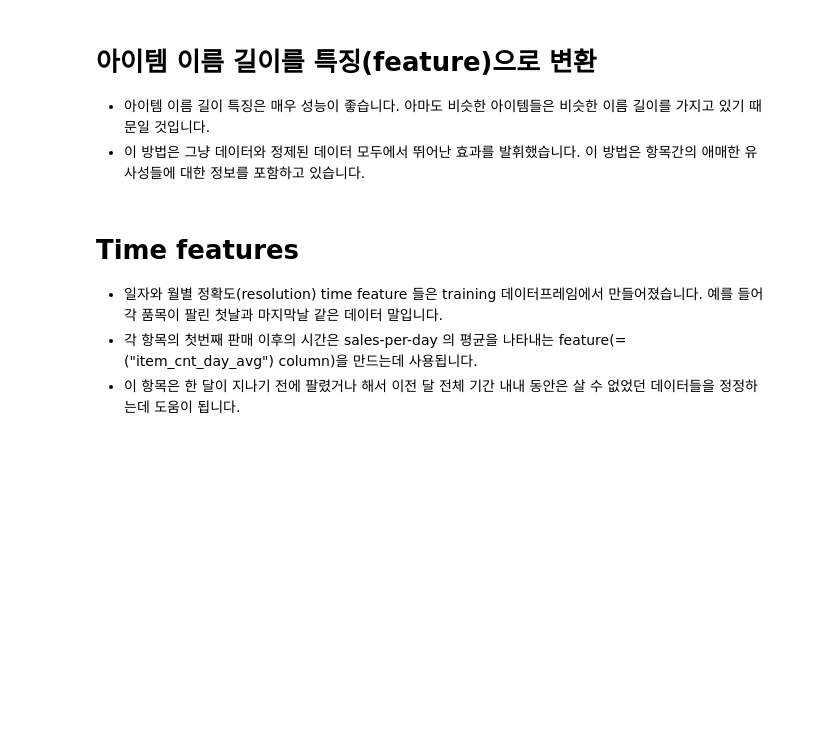
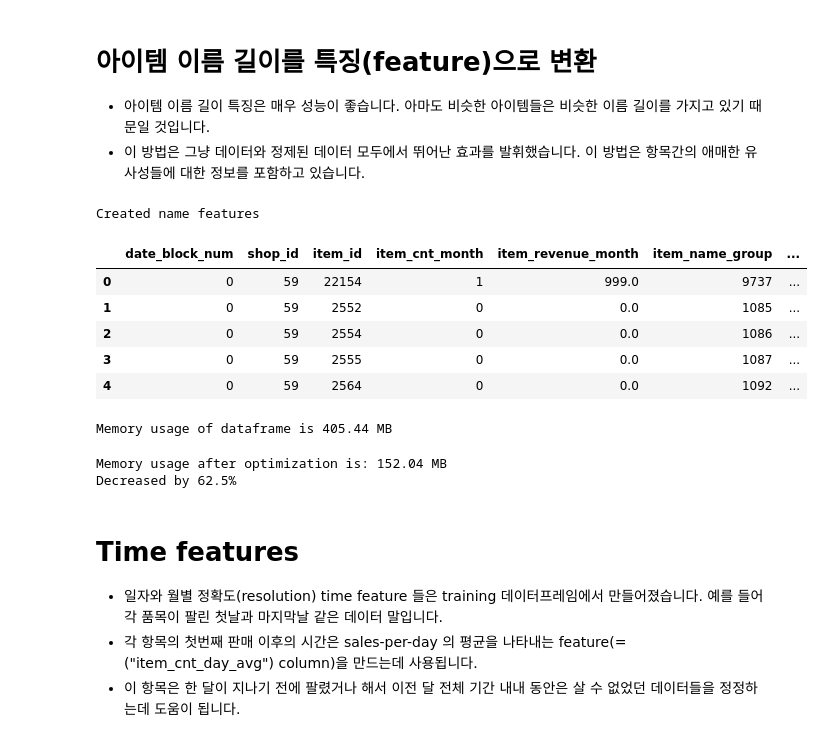
Before and after one commit to KO-JUNSUNG/TIL, a Jupyter notebook: kaggle/predict-future-sales.ipynb, the cells around one changed output. Cells and saved outputs as stored; diff of their text form; code cells hidden in the pictures; blank space fills up the shorter version.

Commit message:
predict future sales

```diff
--- a/kaggle/predict-future-sales.ipynb
+++ b/kaggle/predict-future-sales.ipynb
@@ -23,4 +5,11 @@ import matplotlib.pyplot as plt
 import numpy as np
 import pandas as pd
 import seaborn as sns
+# %%
+PATH="/mnt/c/Users/KOJUNSUNG/Desktop/lab/git/TIL/kaggle/competitive-data-science-predict-future-sales/"
+train = pd.read_csv(PATH + "sales_train.csv")
+test = pd.read_csv(PATH + "test.csv")
+shops = pd.read_csv(PATH + "shops.csv")
+items = pd.read_csv(PATH + "items.csv")
+category = pd.read_csv(PATH + "item_categories.csv")
 # %%
@@ -257,0 +375,2 @@ matrix, train = add_item_name_groups(matrix, train, items, 65)
+# %%
+matrix = reduce_mem_usage(matrix, silent=False)
@@ -350,6 +475,24 @@ items = items.drop(columns=['item_name_length', 'item_name_cleaned_length'])
 # %%
 print("Created name features")
 matrix, oldcols = shrink_mem_new_cols(matrix, oldcols)
+# %% [output]
+Created name features
+# %%
+matrix.head()
+# %% [output]
+|  | date_block_num | shop_id | item_id | item_cnt_month | item_revenue_month | item_name_group | ... |
+| 0 | 0 | 59 | 22154 | 1 | 999.0 | 9737 | ... |
+| 1 | 0 | 59 | 2552 | 0 | 0.0 | 1085 | ... |
+| 2 | 0 | 59 | 2554 | 0 | 0.0 | 1086 | ... |
+| 3 | 0 | 59 | 2555 | 0 | 0.0 | 1087 | ... |
+| 4 | 0 | 59 | 2564 | 0 | 0.0 | 1092 | ... |
+# %%
+matrix = reduce_mem_usage(matrix, silent=False)
+oldcols = matrix.columns
+# %% [output]
+Memory usage of dataframe is 405.44 MB
+Memory usage after optimization is: 152.04 MB
+Decreased by 62.5%
 # %% [markdown]
 # Time features
 - 일자와 월별 정확도(resolution) time feature 들은 training 데이터프레임에서 만들어졌습니다. 예를 들어 각 품목이 팔린 첫날과 마지막날 같은 데이터 말입니다.
```
Also changed, not shown: parts of 40 cells of this notebook, 6 other files.
